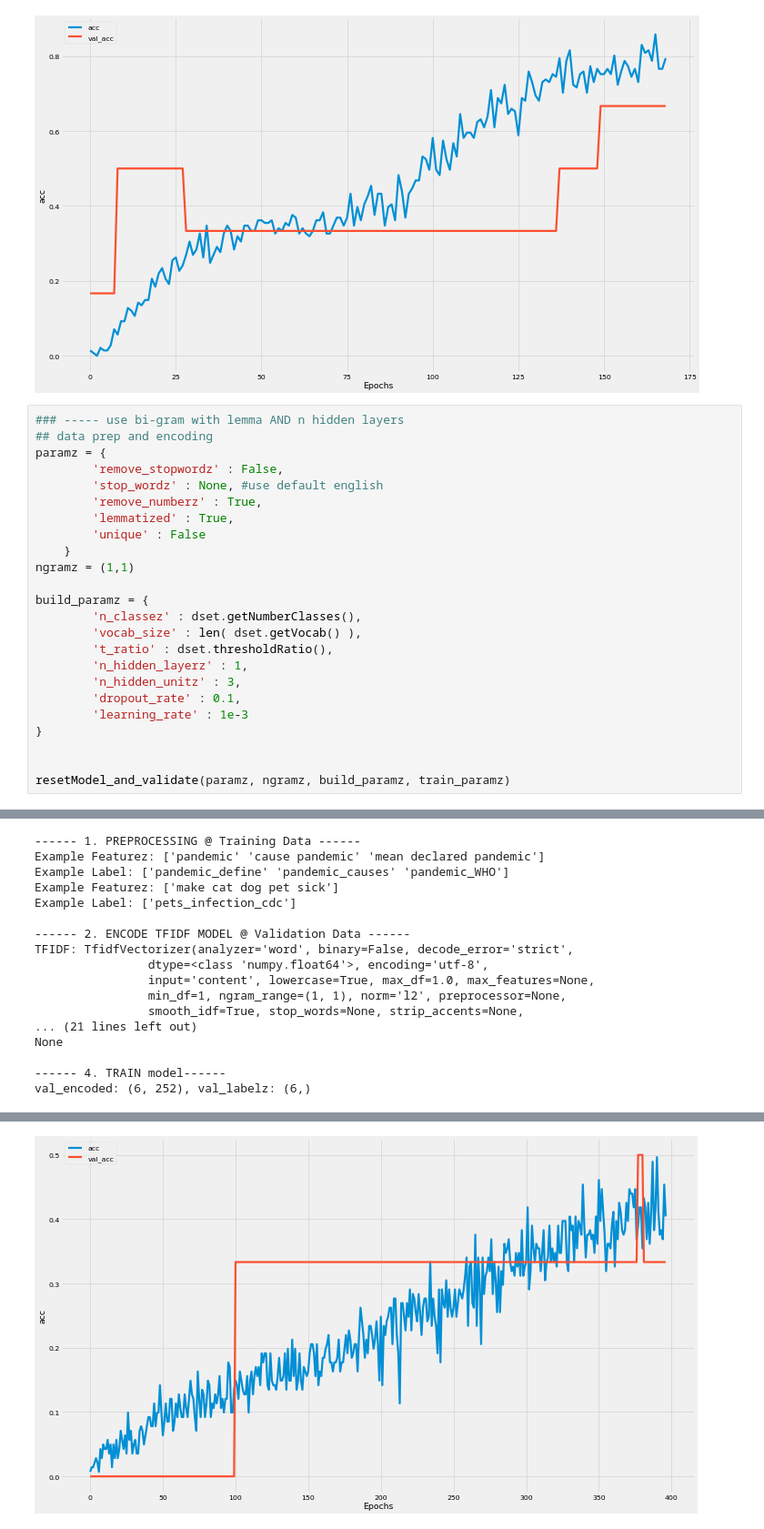
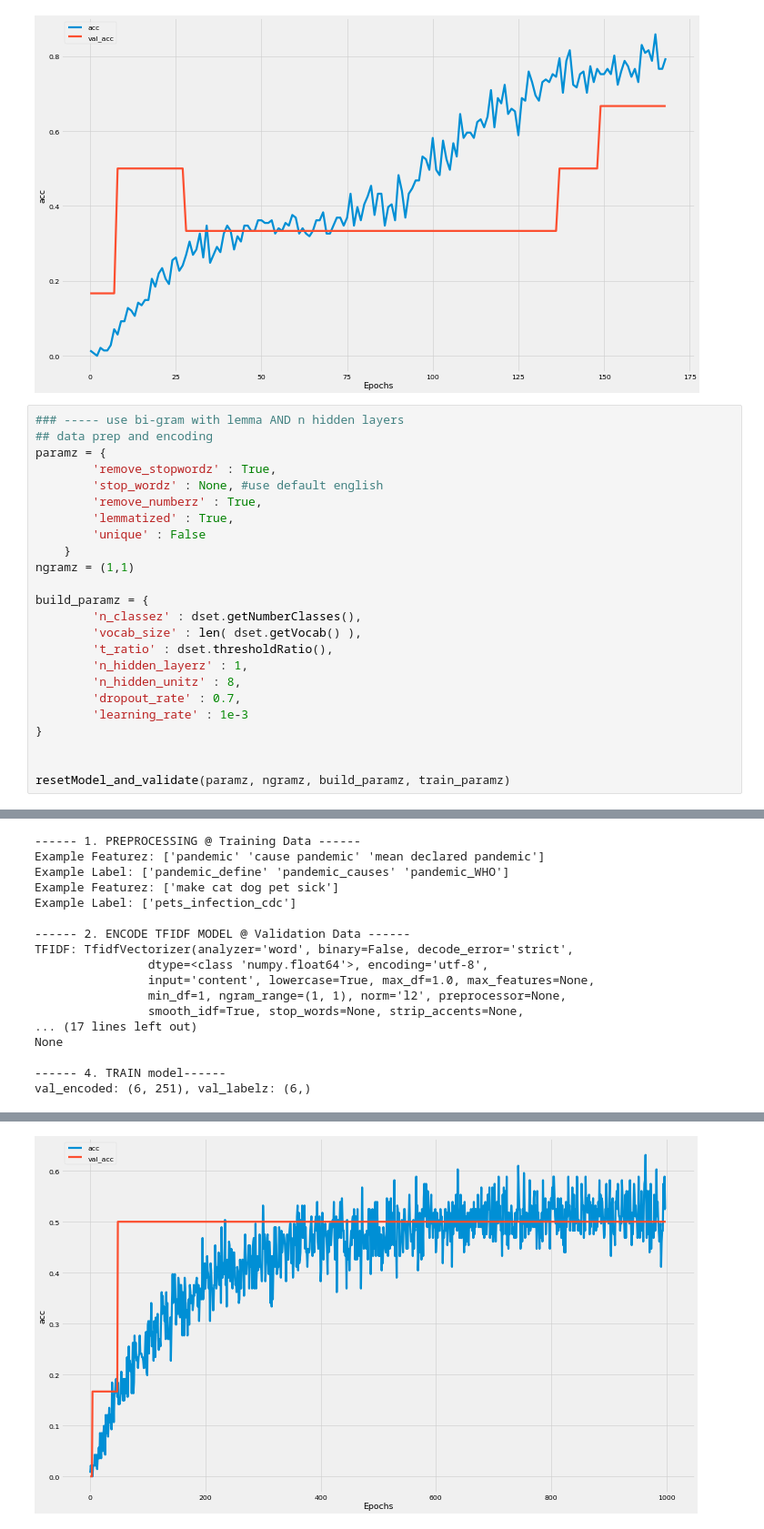
Before and after one commit to bilha-analytics/es_services, a Jupyter notebook: faq_chat_bot/notebooks/nCoV-19_faq_chatbot-Part2.ipynb, the cells around one changed output, grey strips where cells are left out. Shown at 91% size. Saved outputs shown, nothing was run; the diff lists cells and outputs as text.

```diff
--- a/faq_chat_bot/notebooks/nCoV-19_faq_chatbot-Part2.ipynb
+++ b/faq_chat_bot/notebooks/nCoV-19_faq_chatbot-Part2.ipynb
@@ -936,7 +936,7 @@ FINISHED: Validation: Accuracy = 0.6666666865348816 Loss = 2.8432891368865967
 ### ----- use bi-gram with lemma AND n hidden layers
 ## data prep and encoding
 paramz = {
-        'remove_stopwordz' : False,
+        'remove_stopwordz' : True,
         'stop_wordz' : None, #use default english
         'remove_numberz' : True,
         'lemmatized' : True,
@@ -949,8 +949,8 @@ build_paramz = {
         'vocab_size' : len( dset.getVocab() ),
         't_ratio' : dset.thresholdRatio(),
         'n_hidden_layerz' : 1,
-        'n_hidden_unitz' : 3,
-        'dropout_rate' : 0.1,
+        'n_hidden_unitz' : 8,
+        'dropout_rate' : 0.7,
         'learning_rate' : 1e-3
 }
 
@@ -970,8 +970,8 @@ TFIDF: TfidfVectorizer(analyzer='word', binary=False, decode_error='strict',
                 input='content', lowercase=True, max_df=1.0, max_features=None,
                 min_df=1, ngram_range=(1, 1), norm='l2', preprocessor=None,
                 smooth_idf=True, stop_words=None, strip_accents=None,
-... (21 lines left out)
+... (17 lines left out)
 None
 
 ------ 4. TRAIN model------
-val_encoded: (6, 252), val_labelz: (6,)
+val_encoded: (6, 251), val_labelz: (6,)
@@ -980 +980 @@ FINISHED: Validation: Accuracy = 0.3333333432674408 Loss = 2.8452441692352295
-[figure, old version]
+[figure, new version]
```
Also changed, not shown: parts of 1 cell of this notebook, 2 other files.
